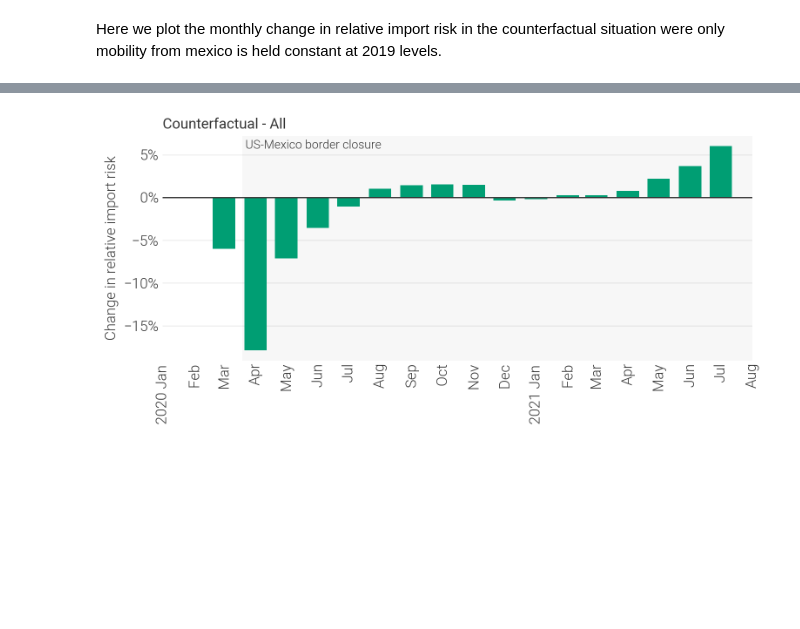
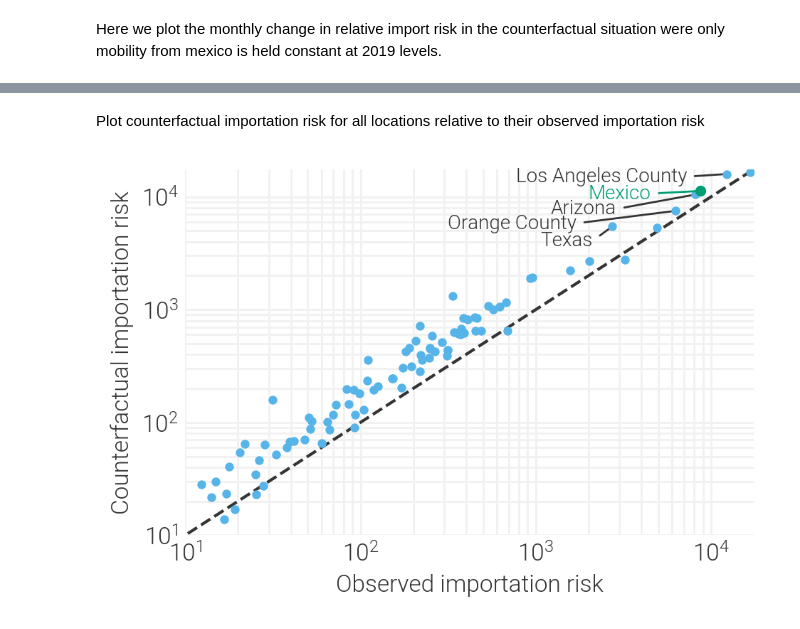
Before and after one commit to andersen-lab/project_2023_SARS-CoV-2_Connectivity, a Jupyter notebook: analyses/figureX_import-risk-counterfactual.ipynb, the cells around one changed output, grey strips where cells are left out. Cells and saved outputs as stored; diff of their text form; code cells hidden in the pictures; blank space fills up the shorter version.

```diff
--- a/analyses/figureX_import-risk-counterfactual.ipynb
+++ b/analyses/figureX_import-risk-counterfactual.ipynb
@@ -223,19 +211,42 @@ Here we plot the monthly change in relative import risk in the counterfactual si
-# %%
-plot_df = pd.merge( observed, counter_all, left_index=True, right_index=True, suffixes=["_normal", "_counter"] )
-
-fig, ax = plt.subplots( dpi=200, figsize=(8,4) )
-ax[2].bar( x=plot_df.index, height=plot_df["Mexico_counter"] - plot_df["Mexico_normal"], color="#009E73", width=22, zorder=10, align="center" )
-ax[2].axvspan( pd.to_datetime( "2020-03-19" ), pd.to_datetime( "2021-11-08" ), color=COLOR, alpha=0.04, edgecolor=None, linewidth=0, zorder=5 )
-ax[2].text( pd.to_datetime( "2020-03-22" ), 0.057, "US-Mexico border closure", fontsize=10, zorder=6 )
-basic_formatting( ax[2], spines=[], ylabel="Change in relative import risk", xlims=(pd.to_datetime( "2020-01-01" ), pd.to_datetime( "2021-08-01" )) )
-timeseries_formatting( ax[2] )
-
-ax[2].yaxis.set_major_formatter(PercentFormatter(1, decimals=0 ) )
-ax[2].axhline( 0, color=COLOR, linewidth=1, zorder=11 )
-ax[2].set_title( "Counterfactual - All", loc="left", fontsize=12 )
-
-plt.tight_layout()
-plt.savefig( "../analyses/plots/figureX_import-risk-counterfactual-all.pdf" )
-plt.show()
-# %% [output]
-[figure, removed]
+# %% [markdown]
+Plot counterfactual importation risk for all locations relative to their observed importation risk
+# %%
+eii_difference = mob.groupby( "location" )[["eii_mean", "eii_counter"]].sum()
+eii_difference["diff"] = eii_difference["eii_counter"] - eii_difference["eii_mean"]
+eii_difference["eii_mean_relative"] = eii_difference["eii_mean"] / eii_difference["eii_mean"].sum()
+eii_difference = eii_difference.loc[eii_difference["eii_mean"] > 10]
+
+fig, ax = plt.subplots( dpi=200, figsize=(5,3.5) )
+ax.scatter( "eii_mean", "eii_counter", data=eii_difference, zorder=10, s=20, color="#56B4E9", linewidth=0 ) #
+
+lims = [
+    np.min([ax.get_xlim(), ax.get_ylim()]),  # min of both axes
+    np.max([ax.get_xlim(), ax.get_ylim()]),  # max of both axes
+]
+ax.plot(lims, lims, '--', color=COLOR, zorder=5)
+
+loc_pos = {
+    "Los Angeles County" : [-20,-4],
+    "Texas" : [-10,-10],
+    "Mexico" : [-25,-4],
+    "Arizona" : [-40,-10],
+    "Orange County" : [-50,-9]
+}
+arrowprops = dict(arrowstyle="-", relpos=(1,0.5), color=COLOR )
+for loc, sr in eii_difference.sort_values( "diff", ascending=False ).head(5).iterrows():
+    if loc == "Mexico":
+        ax.annotate( loc, (sr["eii_mean"], sr["eii_counter"]), loc_pos[loc], textcoords="offset points", fontsize=10, ha="right", color="#009E73", arrowprops=dict(arrowstyle="-", relpos=(1,0.5), color="#009E73" ), zorder=20 )
+        ax.scatter( sr["eii_mean"], sr["eii_counter"], zorder=11, s=20, color="#009E73" )
+    else:
+        ax.annotate( loc, (sr["eii_mean"], sr["eii_counter"]), loc_pos[loc], textcoords="offset points", fontsize=10, ha="right", color=COLOR, arrowprops=arrowprops )
+
+ax.set_xscale( "log" )
+ax.set_yscale( "log" )
+
+basic_formatting( ax, spines=[], which="both", xlabel="Observed importation risk", ylabel="Counterfactual importation risk", xsize=12, ysize=12, xlims=(10, lims[1]), ylims=(10, lims[1]) )
+ax.tick_params( axis="x", rotation=0 )
+plt.tight_layout()
+plt.savefig( "../analyses/plots/figureX_import-risk-counter-vs-observed.pdf" )
+plt.show()
+# %% [output]
+[figure, added]
```
Also changed, not shown: parts of 13 cells of this notebook, 29 other files.
